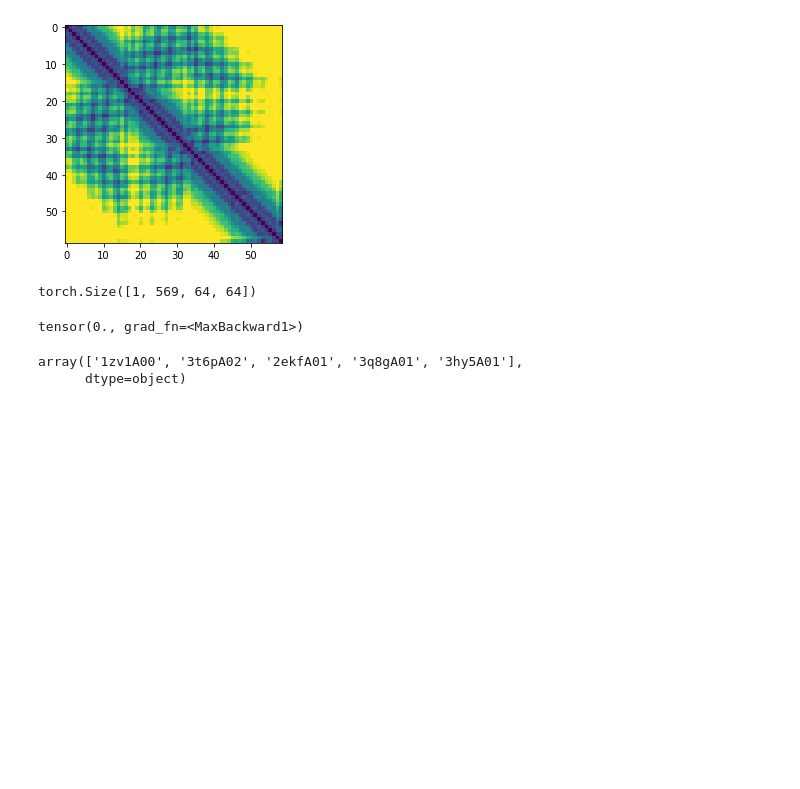
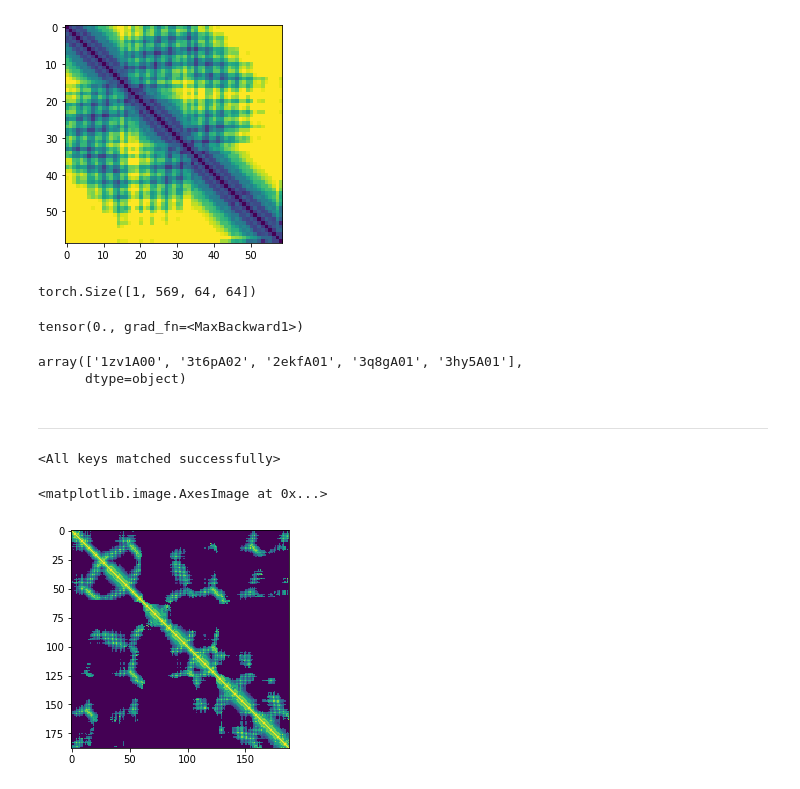
Before and after one commit to andynet/protein_folding, a Jupyter notebook: scripts/modelling_tomas/model_evaluation.ipynb, the cells around one changed output. Cells and saved outputs as stored; diff of their text form; code cells hidden in the pictures; blank space fills up the shorter version.

```diff
--- a/scripts/modelling_tomas/model_evaluation.ipynb
+++ b/scripts/modelling_tomas/model_evaluation.ipynb
@@ -127,3 +127,5 @@ train_domains[:5]
 # %% [output]
 array(['1zv1A00', '3t6pA02', '2ekfA01', '3q8gA01', '3hy5A01'],
       dtype=object)
+# %% [markdown]
+---
@@ -129,0 +139,17 @@ array(['1zv1A00', '3t6pA02', '2ekfA01', '3q8gA01', '3hy5A01'],
+# %%
+# %% LOAD ALPHAFOLD
+model = AlphaFold()#.to('cuda')
+
+#sd = torch.load('../../steps/alphafold_results/model.pth')
+sd = torch.load('../../steps/alphafold_results/model.pth', map_location=torch.device('cpu'))
+model.load_state_dict(sd['model'])
+# %% [output]
+<All keys matched successfully>
+# %%
+# %% Predict 139lA00
+p16pk = predict_outputs(model, '16pkA01')
+# %%
+plt.imshow(torch.argmax(p16pk['distogram'], dim=0), cmap='viridis_r')
+# %% [output]
+<matplotlib.image.AxesImage at 0x...>
+[figure, added]
```
Also changed, not shown: parts of 9 cells of this notebook, 6 other files.
